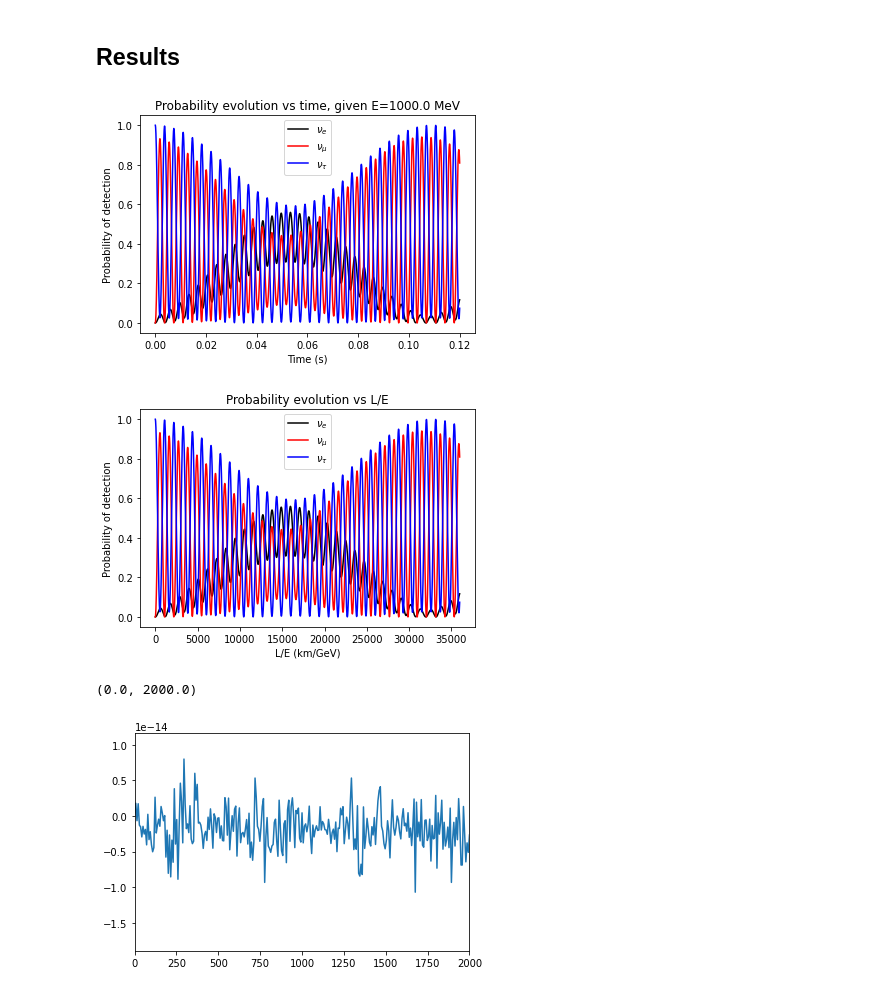
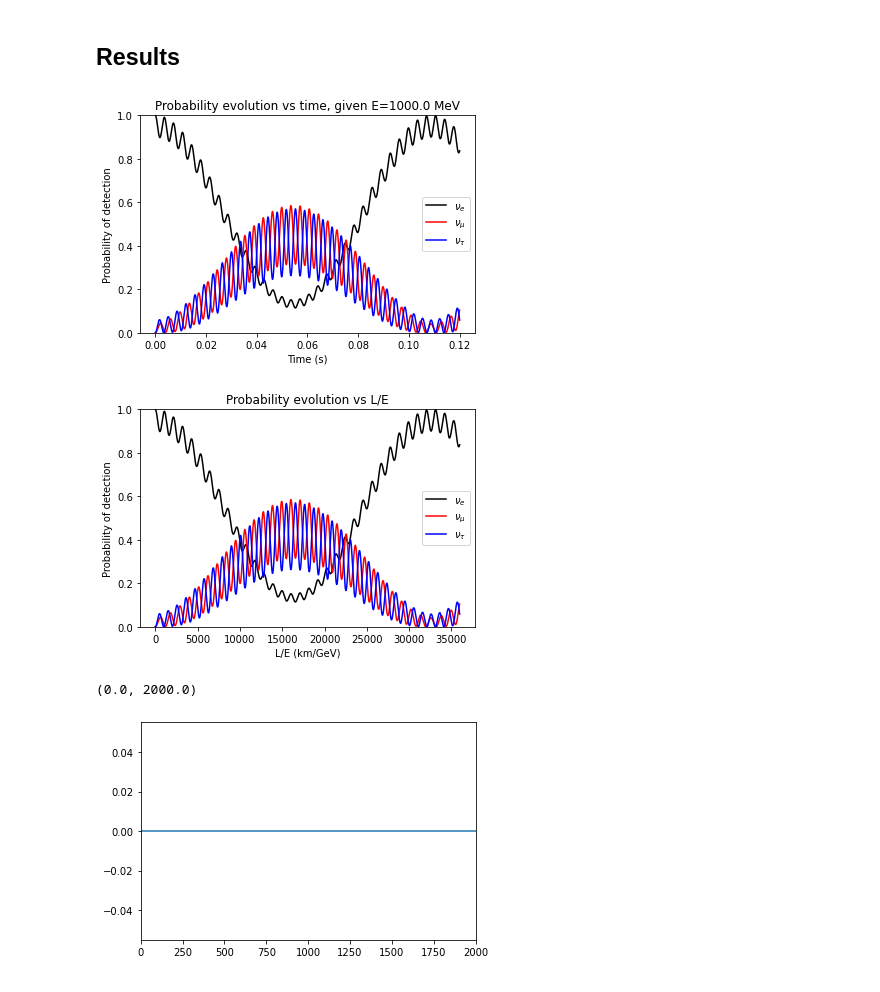
Before and after one commit to soura-phy/neutrino-oscillations, a Jupyter notebook: neutrino_osc_fixed_E_density-mat.ipynb, the cells around one changed output. Drawn from its saved outputs; the diff is of its cells as text; code cells hidden in the pictures.

Commit message:
generated more graphs

```diff
--- a/neutrino_osc_fixed_E_density-mat.ipynb
+++ b/neutrino_osc_fixed_E_density-mat.ipynb
@@ -21,10 +21,10 @@ E= 1e9 #eV This is the total energy of neutrino
 # %% [markdown]
 ### Mixing angles, masses
 # %%
-theta12=np.radians(33.41) # Coupling angles
-theta23=np.radians(49.1)
-theta13=np.radians(8.54)
-deltaCP=np.radians(197) # Phase due to CP symmetry violation
+theta12=0.5*np.arcsin(np.sqrt(0.861)) # Coupling angles
+theta23=0.5*np.arcsin(np.sqrt(0.97))
+theta13=0.5*np.arcsin(np.sqrt(0.10))
+deltaCP=0#np.radians(197) # Phase due to CP symmetry violation
 
 
 """ Difference between the squares of the three masses. Note that only the difference matters and not the actual masses. """
@@ -62,7 +62,8 @@ Uinv=np.linalg.inv(U)
 # %% [markdown]
 ### Defining the initial state
 # %%
-rho_0_flavor=np.array([[0,0,0], [0,0,0], [0,0,1]])
+rho_0_flavor=np.array([[1,0,0], [0,0,0], [0,0,0]])
+rho_0_flavor=normalize_rho(rho_0_flavor)
 rho_0_mass=normalize_rho(np.matmul(np.matmul(Uinv, rho_0_flavor), U))
 # %% [markdown]
 ### Defining the matrix of transition frequencies
@@ -86,41 +87,43 @@ c=cns.elementary_charge/cns.hbar
 # %%
 rho_mass=np.zeros([N, N, tpts], dtype=np.complex128)
 rho_flavor=np.zeros([N, N, tpts], dtype=np.complex128)
-von_Neumann_entropy=np.zeros([tpts])
+von_Neumann_entropy=np.zeros([tpts], dtype=np.complex128)
 for n in range(tpts):
     for i in range(N):
         for j in range(N):
             rho_mass[i, j, n]=rho_0_mass[i,j]*np.exp(-1j*c*ts[n]*T[i,j])
-    rho_flavor[:,:,n]=normalize_rho(np.matmul(np.matmul(U, rho_mass[:,:,n]), Uinv))
-    von_Neumann_entropy[n]=-np.trace(np.matmul(rho_flavor[:,:,n], sclin.logm(rho_flavor[:,:,n])/np.log(2)))
+    rho_flavor[:,:,n]=np.matmul(np.matmul(U, rho_mass[:,:,n]), Uinv)
+    #von_Neumann_entropy[n]=-np.trace(np.matmul(rho_flavor[:,:,n], sclin.logm(rho_flavor[:,:,n])/np.log(2)))
 # %% [markdown]
 ## Results
 # %%
 LE=(ts*cns.speed_of_light/1e3)/(E/1e9)
 flavors=[r'$\nu_e$', r'$\nu_{\mu}$', r'$\nu_{\tau}$']
 colors=['k', 'r', 'b']
 for i in range(N):
     plt.plot(ts, rho_flavor[i,i,:], label=flavors[i], c=colors[i])
 plt.xlabel('Time (s)')
 plt.ylabel('Probability of detection')
+plt.ylim(0, 1)
 plt.legend()
 plt.title('Probability evolution vs time, given E={} MeV'.format(E/10**6))
 plt.savefig('time_evol.png', dpi=400)
 # %% [output]
-[figure, old version]
+[figure, new version]
 # %%
 for i in range(N):
     plt.plot(LE, rho_flavor[i,i,:], label=flavors[i], c=colors[i])
 plt.xlabel('L/E (km/GeV)')
 plt.ylabel('Probability of detection')
+plt.ylim(0, 1)
 plt.legend()
 plt.title('Probability evolution vs L/E')
-plt.savefig('neutrino_oscillation_from_e.png', dpi=300)
+plt.savefig('neutrino_oscillation_from_{:.2f}_{:.2f}_{:.2f}.png'.format(rho_0_flavor[0,0], rho_0_flavor[1,1], rho_0_flavor[2,2]), dpi=300)
 # %% [output]
-[figure, old version]
+[figure, new version]
 # %%
 plt.plot(LE, von_Neumann_entropy)
 plt.xlim(0,2000)
 # %% [output]
 (0.0, 2000.0)
-[figure, old version]
+[figure, new version]
```
Also changed, not shown: 9 other files.
